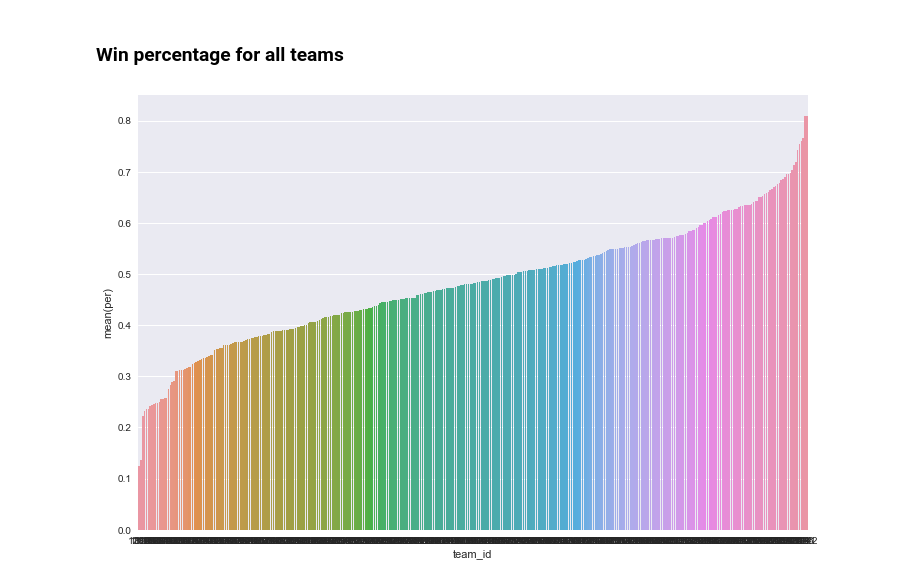
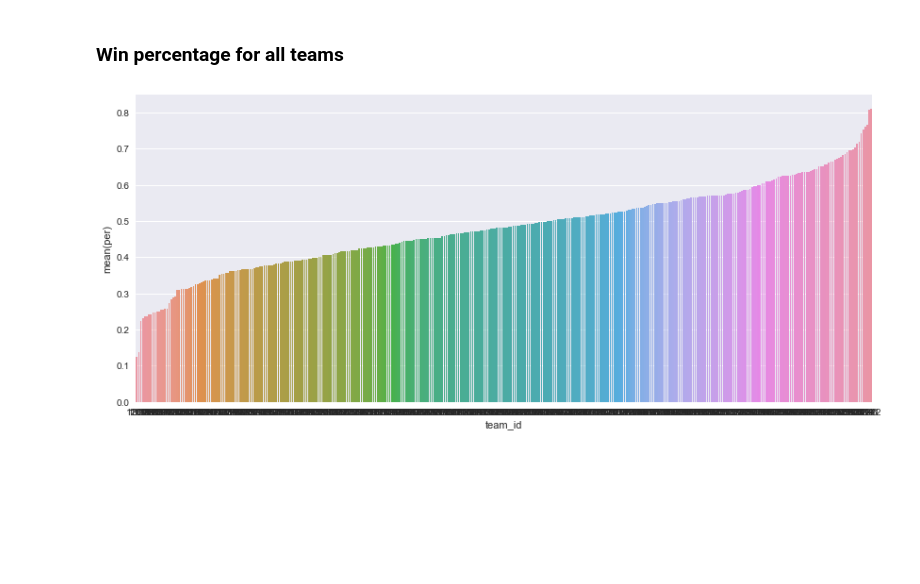
Before and after one commit to coder-ss/ml-learn, a Jupyter notebook: kaggle/MMLM2017/explore.ipynb, the cells around one changed output. Saved outputs shown, nothing was run; the diff lists cells and outputs as text; code cells hidden in the pictures; blank space fills up the shorter version.

```diff
--- a/kaggle/MMLM2017/explore.ipynb
+++ b/kaggle/MMLM2017/explore.ipynb
@@ -74,26 +86,25 @@ plt.show()
 # %%
 # 取 Wteam、Lteam 列，并计数
 se_win_team = df_rscr['Wteam'].value_counts()
 se_loss_team = df_rscr['Lteam'].value_counts()
 
 teams_id = list(se_loss_team.axes[0])
 
-team_win_per = {}
+# 计算胜率
+df_win_per = pd.DataFrame(index=np.array(teams_id), columns=['team_id', 'win_num', 'loss_num', 'per', 'team_name'])
 for team_id in teams_id:
-    team_win_per[team_id] = {
-        'team_id': team_id,
-        'win_num': se_win_team[team_id],
-        'loss_num': se_loss_team[team_id],
-        'per': se_win_team[team_id] / (se_win_team[team_id] + se_loss_team[team_id])
-    }
+    df_win_per.loc[team_id]['team_id'] = team_id
+    df_win_per.loc[team_id]['win_num'] = se_win_team[team_id]
+    df_win_per.loc[team_id]['loss_num'] = se_loss_team[team_id]
+    df_win_per.loc[team_id]['per'] = se_win_team[team_id] / (se_win_team[team_id] + se_loss_team[team_id])
+    df_win_per.loc[team_id]['team_name'] = df_teams.loc[df_teams['Team_Id'] == team_id].iloc[0]['Team_Name']
 
-df_win_per = pd.DataFrame.from_dict(team_win_per, orient='index')
+# 排序
 df_win_per = df_win_per.sort_values('per')
 
-order_team_id = list(df_win_per['per'].axes[0])
-
-plt.subplots(figsize=(12, 8))
-sns.barplot(x='team_id', y='per', data=df_win_per, order=order_team_id)
+# 绘图
+plt.subplots(figsize=(14, 6))
+sns.barplot(x='team_id', y='per', data=df_win_per, order=list(df_win_per['per'].axes[0]))
 plt.show()
 # %% [output]
-[figure, old version]
+[figure, new version]
```
Also changed, not shown: parts of 15 cells of this notebook.
